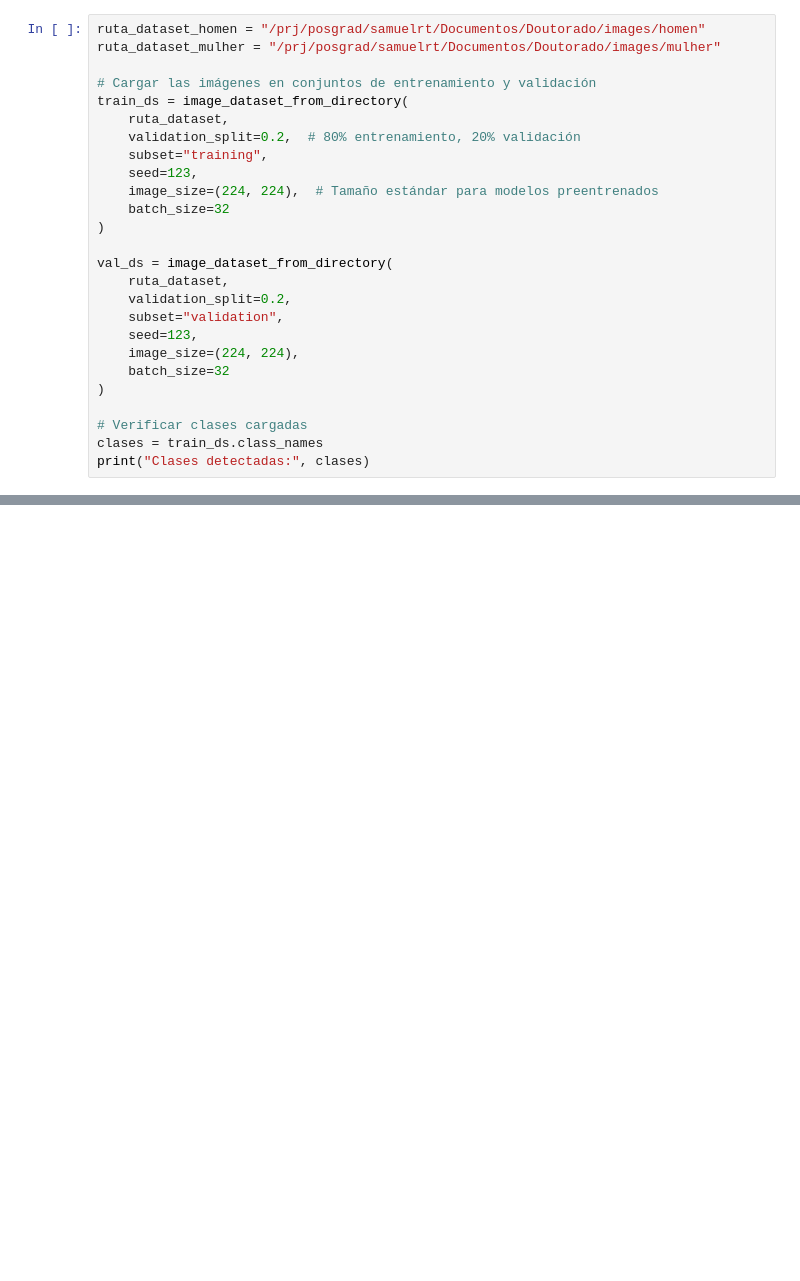
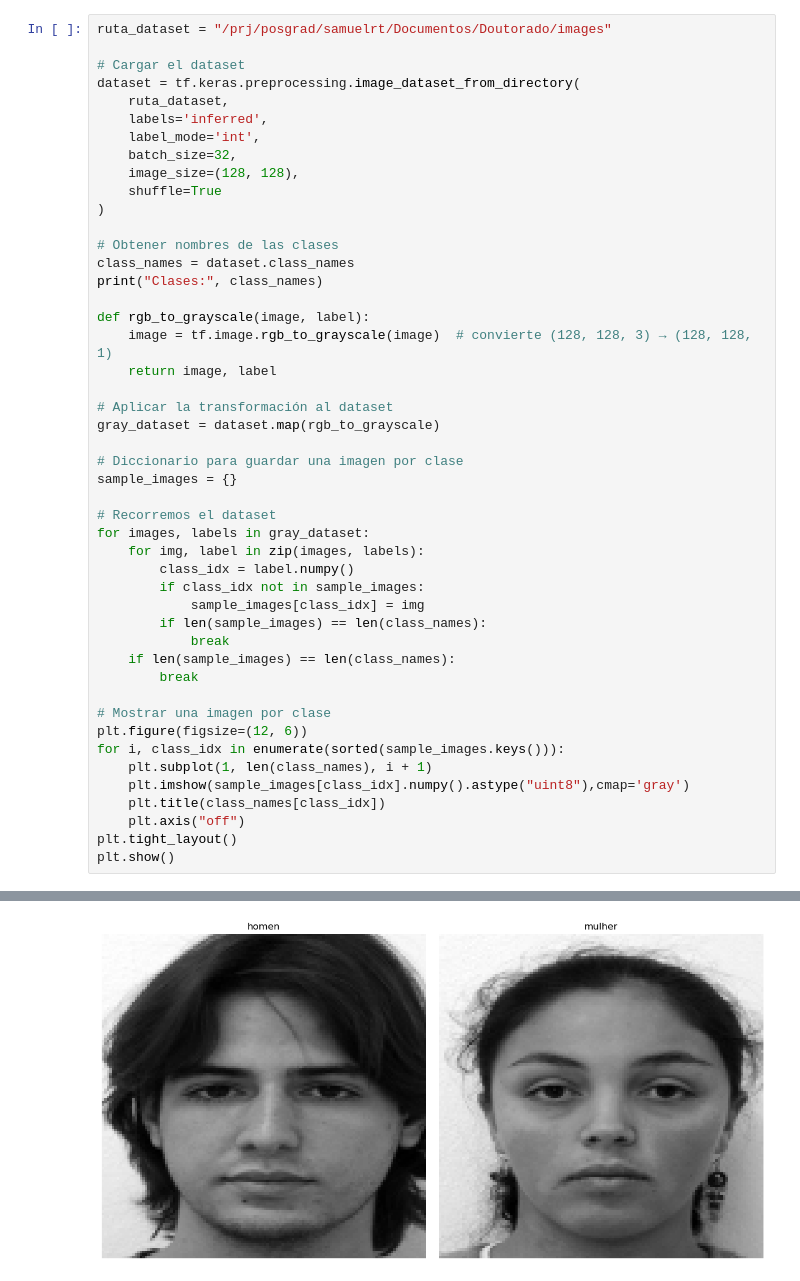
Before and after one commit to samgott123/GB_500-RNP_Analise-, a Jupyter notebook: Execise_2.ipynb, the cells around one changed output, grey strips where cells are left out. Saved outputs shown, nothing was run; the diff lists cells and outputs as text; blank space fills up the shorter version.

```diff
--- a/Execise_2.ipynb
+++ b/Execise_2.ipynb
@@ -14,27 +18,48 @@ from keras.preprocessing import image_dataset_from_directory
 # %%
-ruta_dataset_homen = "/prj/posgrad/samuelrt/Documentos/Doutorado/images/homen"
-ruta_dataset_mulher = "/prj/posgrad/samuelrt/Documentos/Doutorado/images/mulher"
+ruta_dataset = "/prj/posgrad/samuelrt/Documentos/Doutorado/images"
 
-# Cargar las imágenes en conjuntos de entrenamiento y validación
-train_ds = image_dataset_from_directory(
+# Cargar el dataset
+dataset = tf.keras.preprocessing.image_dataset_from_directory(
     ruta_dataset,
-    validation_split=0.2,  # 80% entrenamiento, 20% validación
-    subset="training",
-    seed=123,
-    image_size=(224, 224),  # Tamaño estándar para modelos preentrenados
-    batch_size=32
+    labels='inferred',
+    label_mode='int',
+    batch_size=32,
+    image_size=(128, 128),
+    shuffle=True
 )
 
-val_ds = image_dataset_from_directory(
-    ruta_dataset,
-    validation_split=0.2,
-    subset="validation",
-    seed=123,
-    image_size=(224, 224),
-    batch_size=32
-)
+# Obtener nombres de las clases
+class_names = dataset.class_names
+print("Clases:", class_names)
 
-# Verificar clases cargadas
-clases = train_ds.class_names
-print("Clases detectadas:", clases)
+def rgb_to_grayscale(image, label):
+    image = tf.image.rgb_to_grayscale(image)  # convierte (128, 128, 3) → (128, 128, 1)
+    return image, label
+
+# Aplicar la transformación al dataset
+gray_dataset = dataset.map(rgb_to_grayscale)
+
+# Diccionario para guardar una imagen por clase
+sample_images = {}
+
+# Recorremos el dataset
+for images, labels in gray_dataset:
+    for img, label in zip(images, labels):
+        class_idx = label.numpy()
+        if class_idx not in sample_images:
+            sample_images[class_idx] = img
+        if len(sample_images) == len(class_names):
+            break
+    if len(sample_images) == len(class_names):
+        break
+
+# Mostrar una imagen por clase
+plt.figure(figsize=(12, 6))
+for i, class_idx in enumerate(sorted(sample_images.keys())):
+    plt.subplot(1, len(class_names), i + 1)
+    plt.imshow(sample_images[class_idx].numpy().astype("uint8"),cmap='gray')
+    plt.title(class_names[class_idx])
+    plt.axis("off")
+plt.tight_layout()
+plt.show()
 # %% [output]
@@ -41,0 +68 @@ NameError: name 'ruta_dataset' is not defined
+[figure, added]
```
Also changed, not shown: parts of 9 cells of this notebook, 5 other files.
